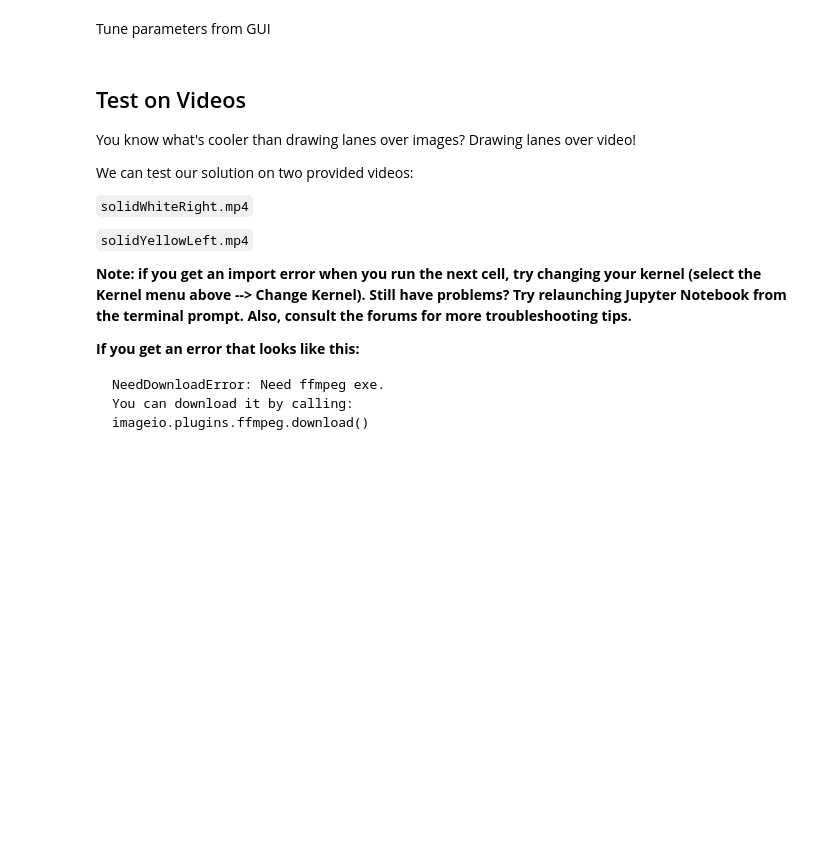
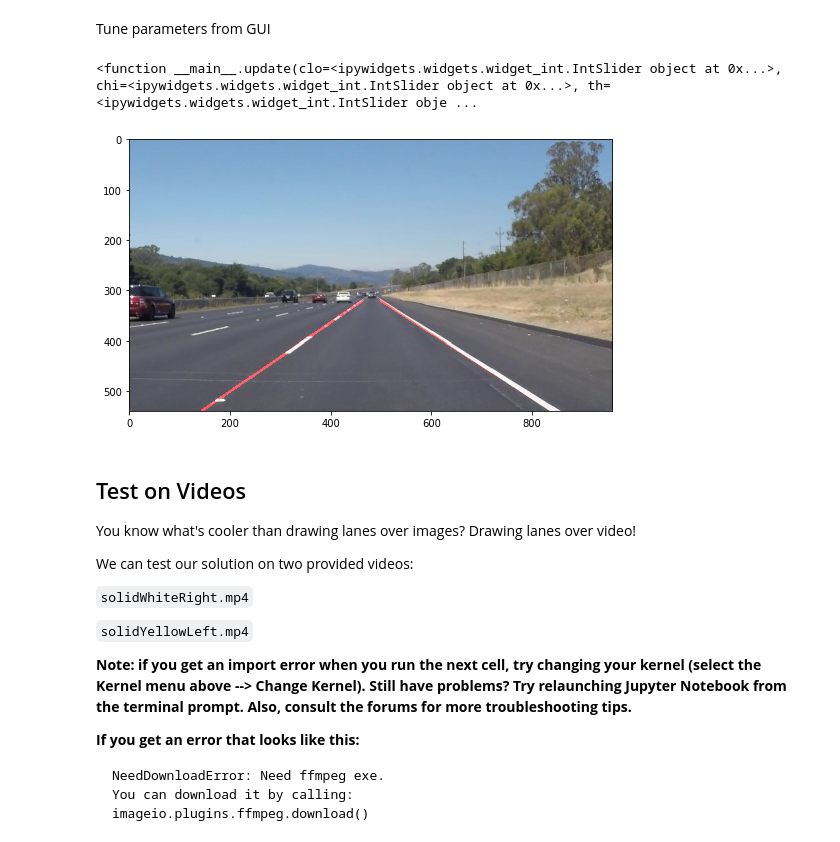
Before and after one commit to samppan/CarND-LaneLines-P1, a Jupyter notebook: P1.ipynb, the cells around one changed output. Saved outputs shown, nothing was run; the diff lists cells and outputs as text; code cells hidden in the pictures; blank space fills up the shorter version.

```diff
--- a/P1.ipynb
+++ b/P1.ipynb
@@ -470,13 +471,16 @@ Tune parameters from GUI
 # %%
 def update(clo=clo_slider, chi=chi_slider, th=th_slider, t=t_slider, r=r_slider, gmax=gmax_slider, gmin=gmin_slider):
     plt.figure(figsize=(10,5))
     plt.imshow(lane_detect(img, hough_th=th, hough_t=t, hough_r=r, \
                            hough_gap_max=gmax, hough_gap_min=gmin, \
-                           canny_lo=clo, canny_hi=chi), \
+                           canny_lo=clo, canny_hi=chi)[2], \
               cmap='gray', \
               )
 
 interact(update)
+# %% [output]
+<function __main__.update(clo=<ipywidgets.widgets.widget_int.IntSlider object at 0x...>, chi=<ipywidgets.widgets.widget_int.IntSlider object at 0x...>, th=<ipywidgets.widgets.widget_int.IntSlider obje ...
+[figure, added]
 # %% [markdown]
 ## Test on Videos
 
```
Also changed, not shown: parts of 7 cells of this notebook.
